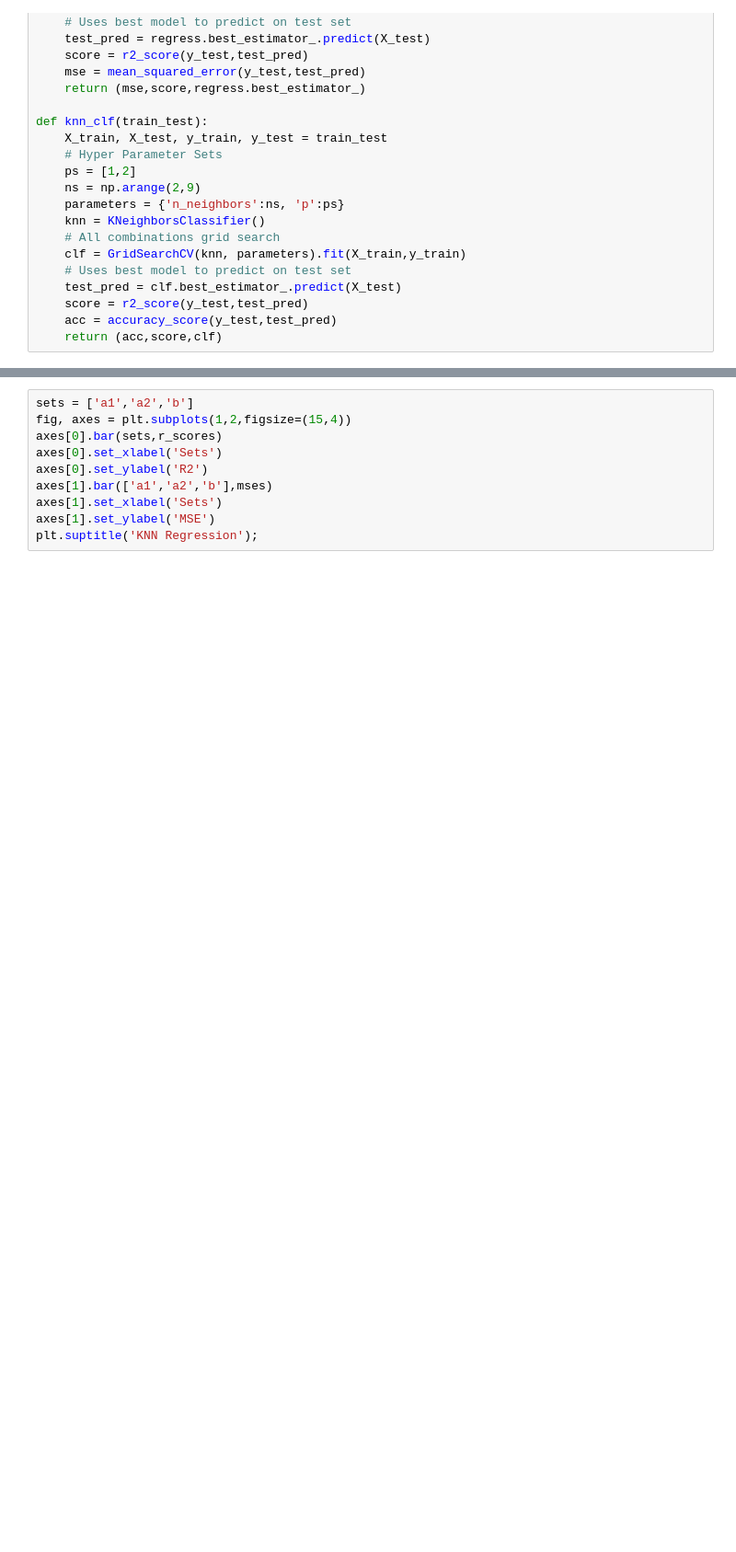
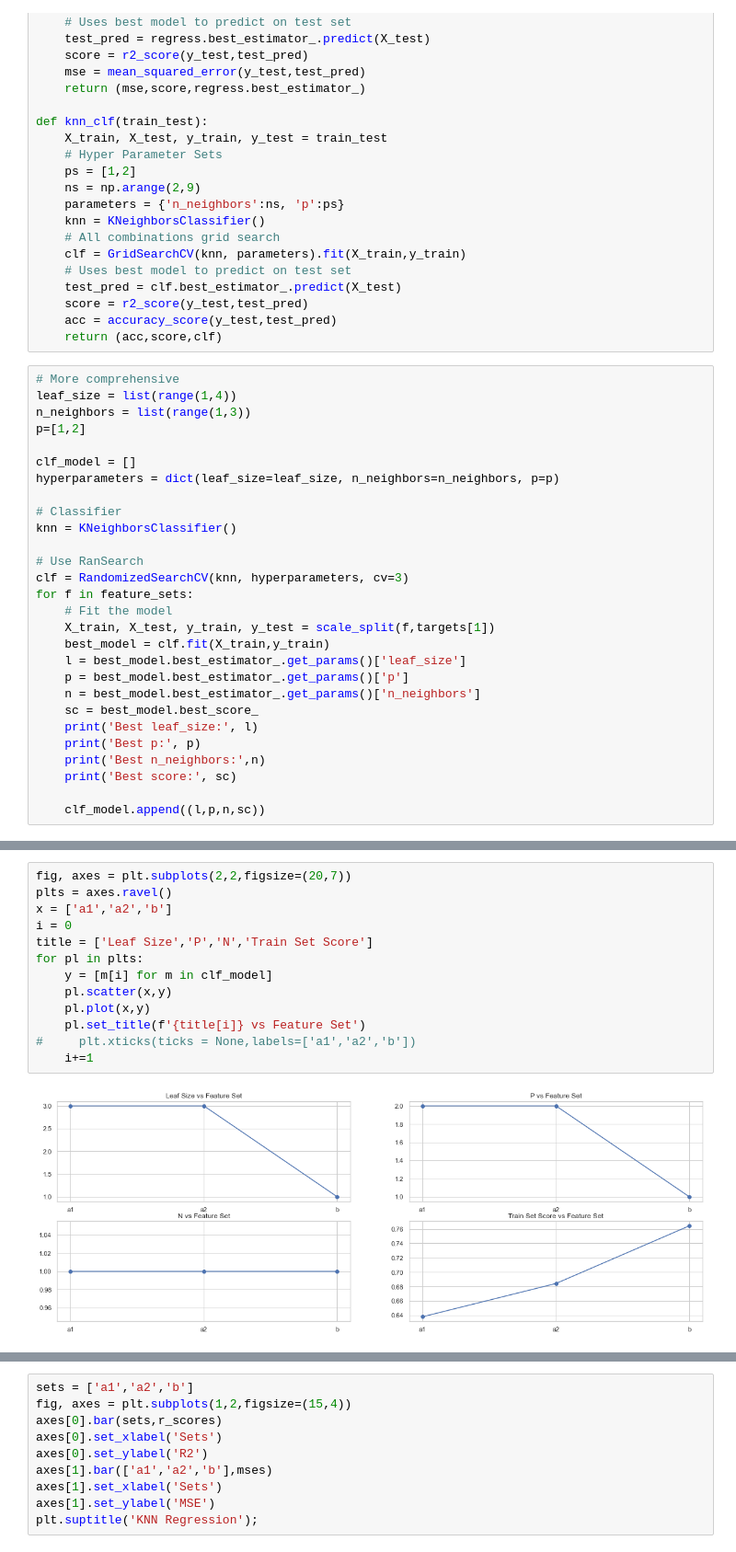
Before and after one commit to cameronreaves/Bluebikes-Machine-Learning-Models, a Jupyter notebook: notebooks/Group_models_11_18.ipynb, the cells around one changed output, grey strips where cells are left out. Shown at 92% size. Drawn from its saved outputs; the diff is of its cells as text; blank space fills up the shorter version.

```diff
--- a/notebooks/Group_models_11_18.ipynb
+++ b/notebooks/Group_models_11_18.ipynb
@@ -908,3 +918,31 @@ def knn_clf(train_test):
     score = r2_score(y_test,test_pred)
     acc = accuracy_score(y_test,test_pred)
     return (acc,score,clf)
+# %%
+# More comprehensive
+leaf_size = list(range(1,4))
+n_neighbors = list(range(1,3))
+p=[1,2]
+
+clf_model = []
+hyperparameters = dict(leaf_size=leaf_size, n_neighbors=n_neighbors, p=p)
+
+# Classifier
+knn = KNeighborsClassifier()
+
+# Use RanSearch
+clf = RandomizedSearchCV(knn, hyperparameters, cv=3)
+for f in feature_sets:
+    # Fit the model
+    X_train, X_test, y_train, y_test = scale_split(f,targets[1])
+    best_model = clf.fit(X_train,y_train)
+    l = best_model.best_estimator_.get_params()['leaf_size']
+    p = best_model.best_estimator_.get_params()['p']
+    n = best_model.best_estimator_.get_params()['n_neighbors']
+    sc = best_model.best_score_
+    print('Best leaf_size:', l)
+    print('Best p:', p)
+    print('Best n_neighbors:',n)
+    print('Best score:', sc)
+
+    clf_model.append((l,p,n,sc))
@@ -910,0 +962,15 @@ def knn_clf(train_test):
+# %%
+fig, axes = plt.subplots(2,2,figsize=(20,7))
+plts = axes.ravel()
+x = ['a1','a2','b']
+i = 0
+title = ['Leaf Size','P','N','Train Set Score']
+for pl in plts:
+    y = [m[i] for m in clf_model]
+    pl.scatter(x,y)
+    pl.plot(x,y)
+    pl.set_title(f'{title[i]} vs Feature Set')
+#     plt.xticks(ticks = None,labels=['a1','a2','b'])
+    i+=1
+# %% [output]
+[figure, added]
```
Also changed, not shown: parts of 11 cells of this notebook.
